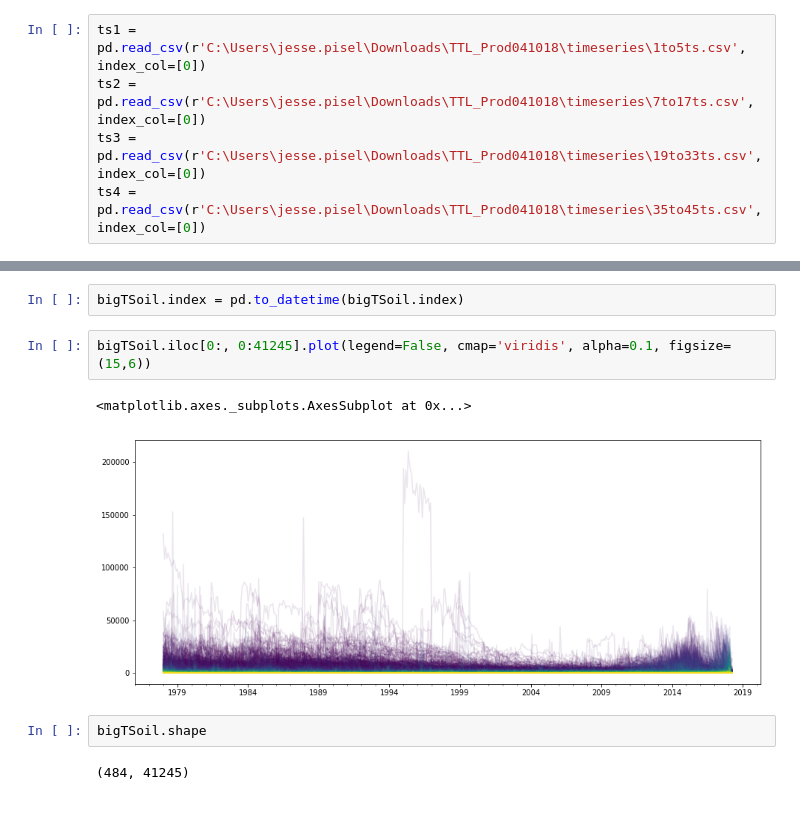
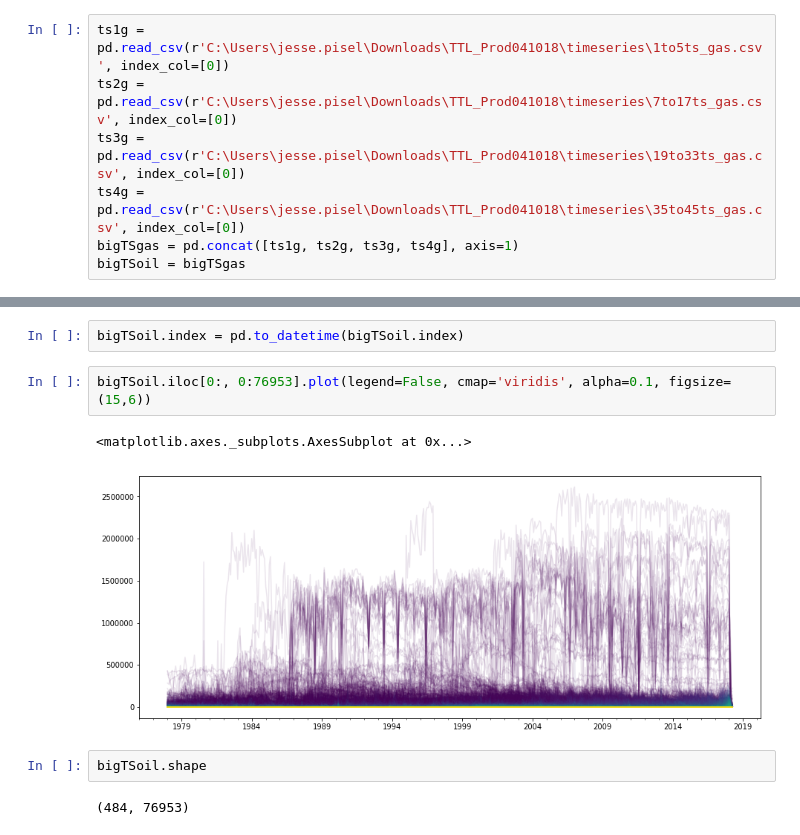
Before and after one commit to jessepisel/stratal-geometries, a Jupyter notebook: declinecurveanalysis.ipynb, the cells around one changed output, grey strips where cells are left out. Cells and saved outputs as stored; diff of their text form.

Commit message:
new water production munging
ran production plot for gas

```diff
--- a/declinecurveanalysis.ipynb
+++ b/declinecurveanalysis.ipynb
@@ -10,9 +10,11 @@ import seaborn as sns
 from IPython import display
 import geopandas as gpd
 # %%
-ts1 = pd.read_csv(r'C:\Users\jesse.pisel\Downloads\TTL_Prod041018\timeseries\1to5ts.csv', index_col=[0])
-ts2 = pd.read_csv(r'C:\Users\jesse.pisel\Downloads\TTL_Prod041018\timeseries\7to17ts.csv', index_col=[0])
-ts3 = pd.read_csv(r'C:\Users\jesse.pisel\Downloads\TTL_Prod041018\timeseries\19to33ts.csv', index_col=[0])
-ts4 = pd.read_csv(r'C:\Users\jesse.pisel\Downloads\TTL_Prod041018\timeseries\35to45ts.csv', index_col=[0])
+ts1g = pd.read_csv(r'C:\Users\jesse.pisel\Downloads\TTL_Prod041018\timeseries\1to5ts_gas.csv', index_col=[0])
+ts2g = pd.read_csv(r'C:\Users\jesse.pisel\Downloads\TTL_Prod041018\timeseries\7to17ts_gas.csv', index_col=[0])
+ts3g = pd.read_csv(r'C:\Users\jesse.pisel\Downloads\TTL_Prod041018\timeseries\19to33ts_gas.csv', index_col=[0])
+ts4g = pd.read_csv(r'C:\Users\jesse.pisel\Downloads\TTL_Prod041018\timeseries\35to45ts_gas.csv', index_col=[0])
+bigTSgas = pd.concat([ts1g, ts2g, ts3g, ts4g], axis=1)
+bigTSoil = bigTSgas
 # %%
 bigTSoil = pd.concat([ts1, ts2, ts3, ts4], axis=1)
@@ -179,11 +179,11 @@ bigTSoil = bigTSoil.loc[:, bigTSoil.mean().sort_values(ascending=False).index]
 # %%
 bigTSoil.index = pd.to_datetime(bigTSoil.index)
 # %%
-bigTSoil.iloc[0:, 0:41245].plot(legend=False, cmap='viridis', alpha=0.1, figsize=(15,6))
+bigTSoil.iloc[0:, 0:76953].plot(legend=False, cmap='viridis', alpha=0.1, figsize=(15,6))
 # %% [output]
 <matplotlib.axes._subplots.AxesSubplot at 0x...>
-[figure, old version]
+[figure, new version]
 # %%
 bigTSoil.shape
 # %% [output]
-(484, 41245)
+(484, 76953)
```
Also changed, not shown: parts of 3 cells of this notebook, 1 other file.
